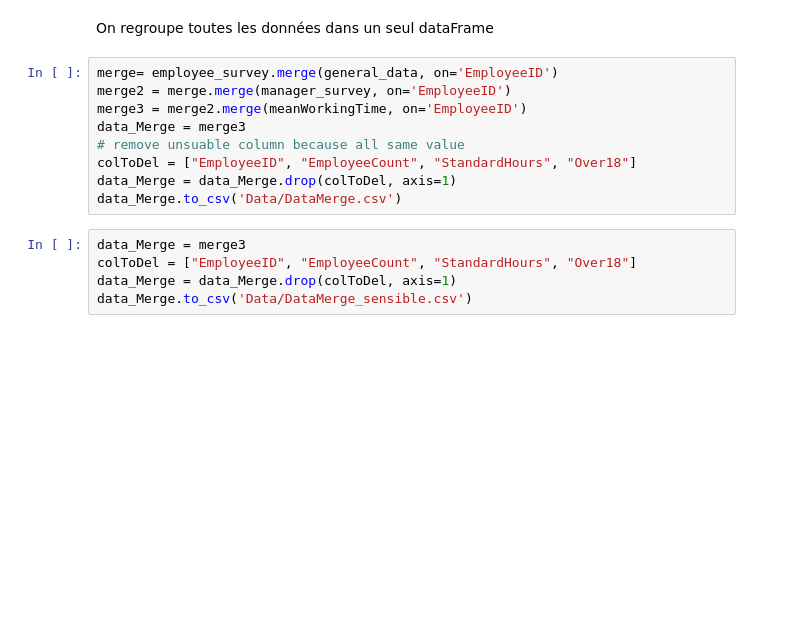
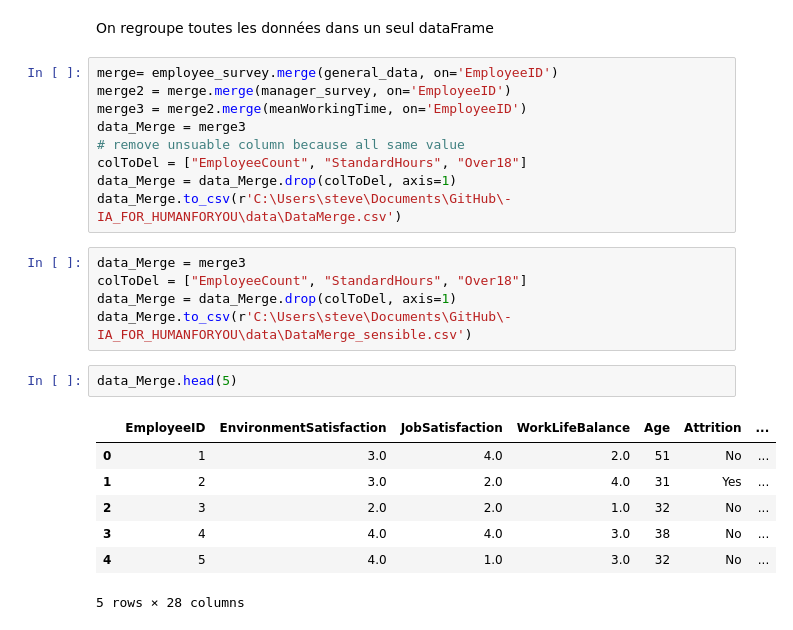
Before and after one commit to DraKkarW2/-IA_FOR_HUMANFORYOU, a Jupyter notebook: notebook/Data_merge.ipynb, the cells around one changed output. Drawn from its saved outputs; the diff is of its cells as text; blank space fills up the shorter version.

```diff
--- a/notebook/Data_merge.ipynb
+++ b/notebook/Data_merge.ipynb
@@ -133,11 +175,21 @@ merge2 = merge.merge(manager_survey, on='EmployeeID')
 merge3 = merge2.merge(meanWorkingTime, on='EmployeeID')
 data_Merge = merge3
 # remove unsuable column because all same value
-colToDel = ["EmployeeID", "EmployeeCount", "StandardHours", "Over18"]
+colToDel = ["EmployeeCount", "StandardHours", "Over18"]
 data_Merge = data_Merge.drop(colToDel, axis=1)
-data_Merge.to_csv('Data/DataMerge.csv')
+data_Merge.to_csv(r'C:\Users\steve\Documents\GitHub\-IA_FOR_HUMANFORYOU\data\DataMerge.csv')
 # %%
 data_Merge = merge3
-colToDel = ["EmployeeID", "EmployeeCount", "StandardHours", "Over18"]
+colToDel = ["EmployeeCount", "StandardHours", "Over18"]
 data_Merge = data_Merge.drop(colToDel, axis=1)
-data_Merge.to_csv('Data/DataMerge_sensible.csv')
+data_Merge.to_csv(r'C:\Users\steve\Documents\GitHub\-IA_FOR_HUMANFORYOU\data\DataMerge_sensible.csv')
+# %%
+data_Merge.head(5)
+# %% [output]
+|  | EmployeeID | EnvironmentSatisfaction | JobSatisfaction | WorkLifeBalance | Age | Attrition | ... |
+| 0 | 1 | 3.0 | 4.0 | 2.0 | 51 | No | ... |
+| 1 | 2 | 3.0 | 2.0 | 4.0 | 31 | Yes | ... |
+| 2 | 3 | 2.0 | 2.0 | 1.0 | 32 | No | ... |
+| 3 | 4 | 4.0 | 4.0 | 3.0 | 38 | No | ... |
+| 4 | 5 | 4.0 | 1.0 | 3.0 | 32 | No | ... |
+5 rows × 28 columns
```
Also changed, not shown: parts of 6 cells of this notebook, 3 other files.
